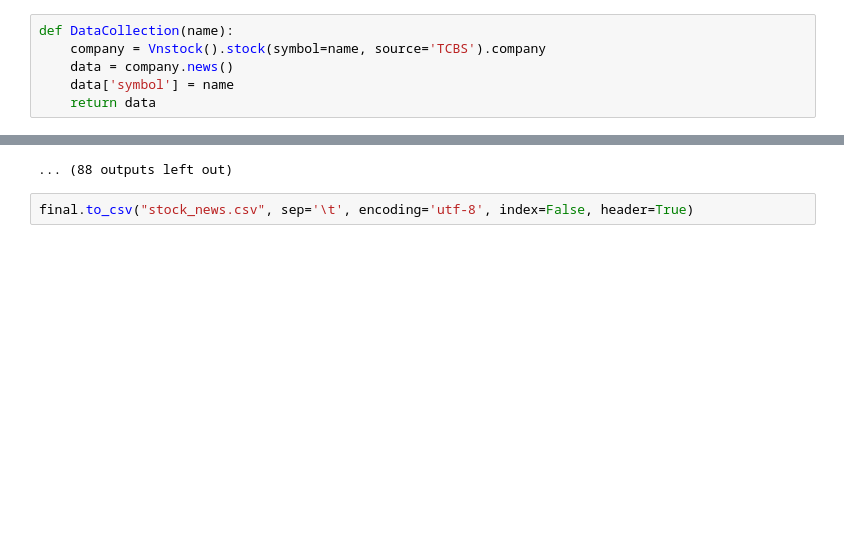
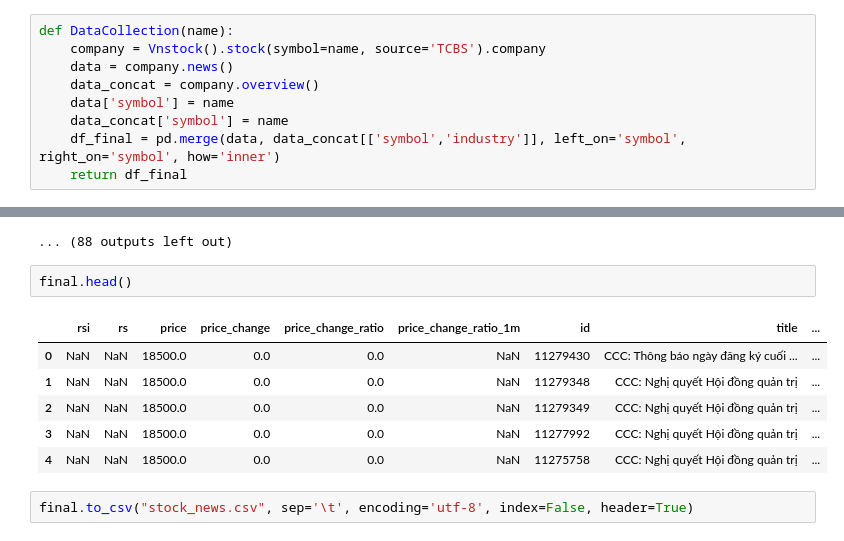
Before and after one commit to ndminh2003/Vietnam_Stock, a Jupyter notebook: stock-news-collection.ipynb, the cells around one changed output, grey strips where cells are left out. Drawn from its saved outputs; the diff is of its cells as text; blank space fills up the shorter version.

```diff
--- a/stock-news-collection.ipynb
+++ b/stock-news-collection.ipynb
@@ -83,8 +83,11 @@ com_list = df_cat['symbol']
 def DataCollection(name):
     company = Vnstock().stock(symbol=name, source='TCBS').company
     data = company.news()
+    data_concat = company.overview()
     data['symbol'] = name
-    return data
+    data_concat['symbol'] = name
+    df_final = pd.merge(data, data_concat[['symbol','industry']], left_on='symbol', right_on='symbol', how='inner')
+    return df_final
 # %%
 DataCollection('VCB')
 # %% [output]
@@ -137,5 +140,14 @@ Number of stock pull:  17
 Number of stock pull:  18
 Number of stock pull:  19
 ... (88 outputs left out)
+# %%
+final.head()
+# %% [output]
+|  | rsi | rs | price | price_change | price_change_ratio | price_change_ratio_1m | id | title | ... |
+| 0 | NaN | NaN | 18500.0 | 0.0 | 0.0 | NaN | 11279430 | CCC: Thông báo ngày đăng ký cuối ... | ... |
+| 1 | NaN | NaN | 18500.0 | 0.0 | 0.0 | NaN | 11279348 | CCC: Nghị quyết Hội đồng quản trị | ... |
+| 2 | NaN | NaN | 18500.0 | 0.0 | 0.0 | NaN | 11279349 | CCC: Nghị quyết Hội đồng quản trị | ... |
+| 3 | NaN | NaN | 18500.0 | 0.0 | 0.0 | NaN | 11277992 | CCC: Nghị quyết Hội đồng quản trị | ... |
+| 4 | NaN | NaN | 18500.0 | 0.0 | 0.0 | NaN | 11275758 | CCC: Nghị quyết Hội đồng quản trị | ... |
 # %%
 final.to_csv("stock_news.csv", sep='\t', encoding='utf-8', index=False, header=True)
```
Also changed, not shown: parts of 1 cell of this notebook.
